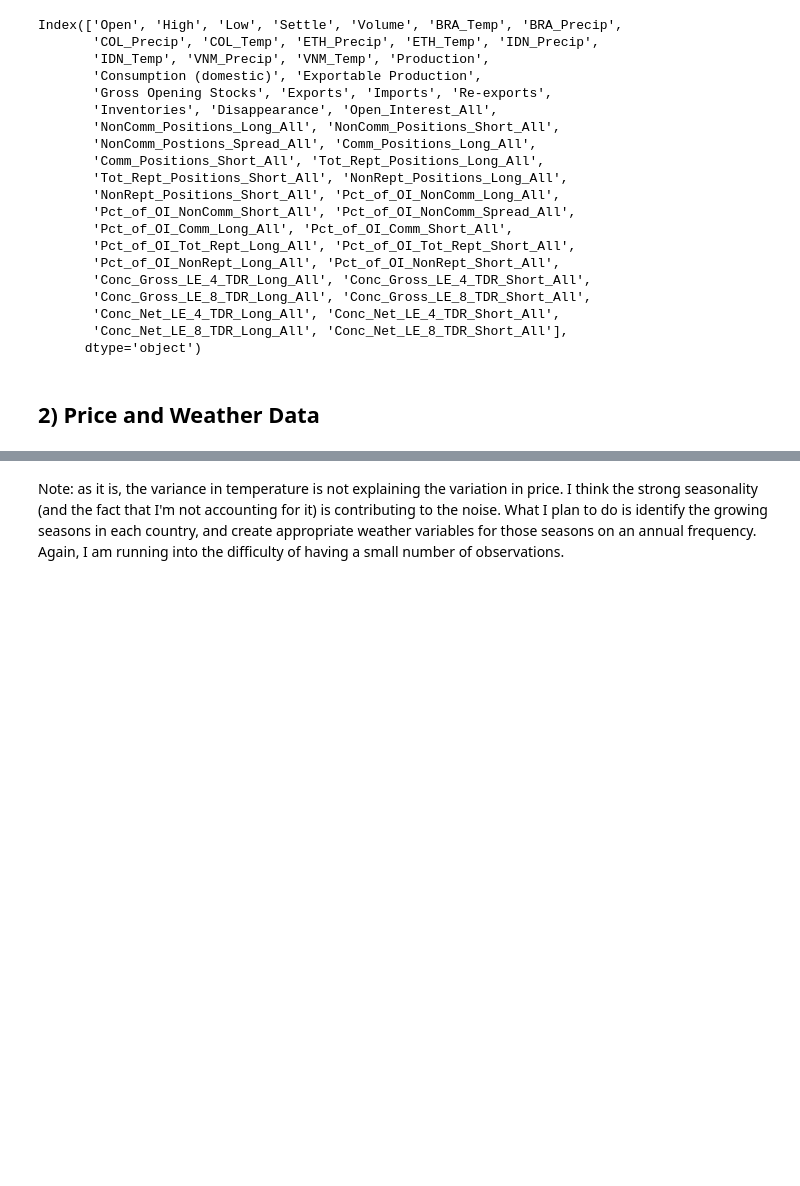
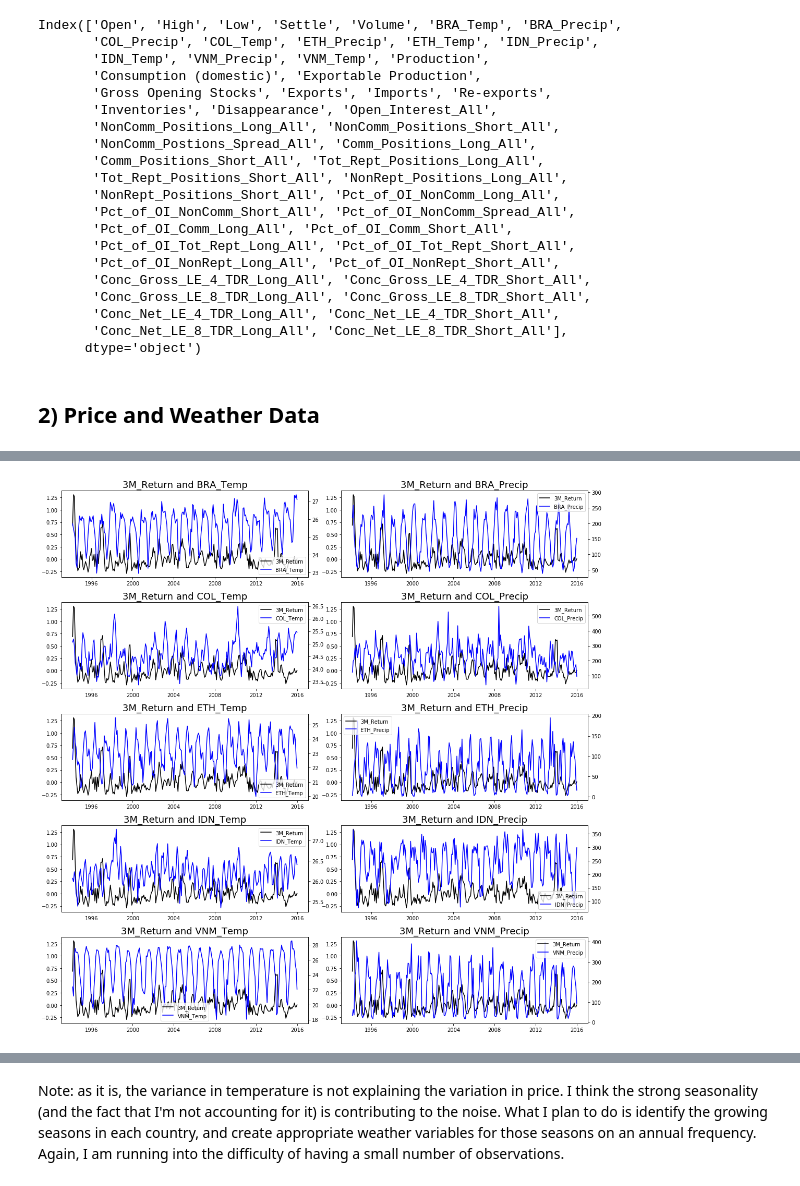
Before and after one commit to mattg12/Coffee-Futures-Market-Analysis, a Jupyter notebook: notebooks/Coffee Futures Market Analysis - EDA Notebook (3).ipynb, the cells around one changed output, grey strips where cells are left out. Saved outputs shown, nothing was run; the diff lists cells and outputs as text; code cells hidden in the pictures; blank space fills up the shorter version.

```diff
--- a/notebooks/Coffee Futures Market Analysis - EDA Notebook (3).ipynb
+++ b/notebooks/Coffee Futures Market Analysis - EDA Notebook (3).ipynb
@@ -100 +139,16 @@ plt.tight_layout();
+# %%
+fig = plt.figure(figsize=(15,15))
+plot_series(df, cols=['3M_Return','BRA_Temp'])
+plot_series(df, cols=['3M_Return','BRA_Precip'], pos=2)
+plot_series(df, cols=['3M_Return','COL_Temp'], pos=3)
+plot_series(df, cols=['3M_Return','COL_Precip'], pos=4)
+plot_series(df, cols=['3M_Return','ETH_Temp'], pos=5)
+plot_series(df, cols=['3M_Return','ETH_Precip'], pos=6)
+plot_series(df, cols=['3M_Return','IDN_Temp'], pos=7)
+plot_series(df, cols=['3M_Return','IDN_Precip'], pos=8)
+plot_series(df, cols=['3M_Return','VNM_Temp'], pos=9)
+plot_series(df, cols=['3M_Return','VNM_Precip'], pos=10)
+plt.tight_layout();
+# %% [output]
+[figure, added]
 # %%
```
Also changed, not shown: parts of 10 cells of this notebook.
